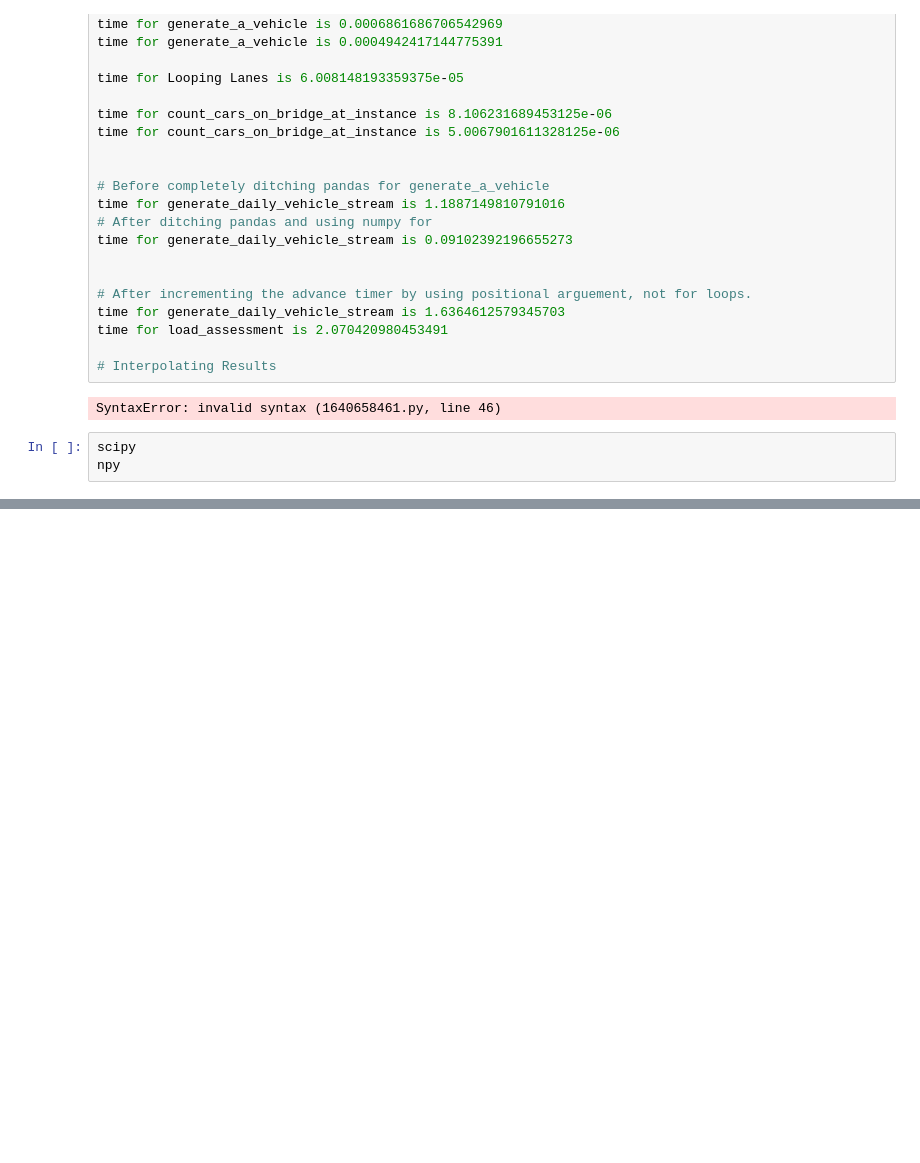
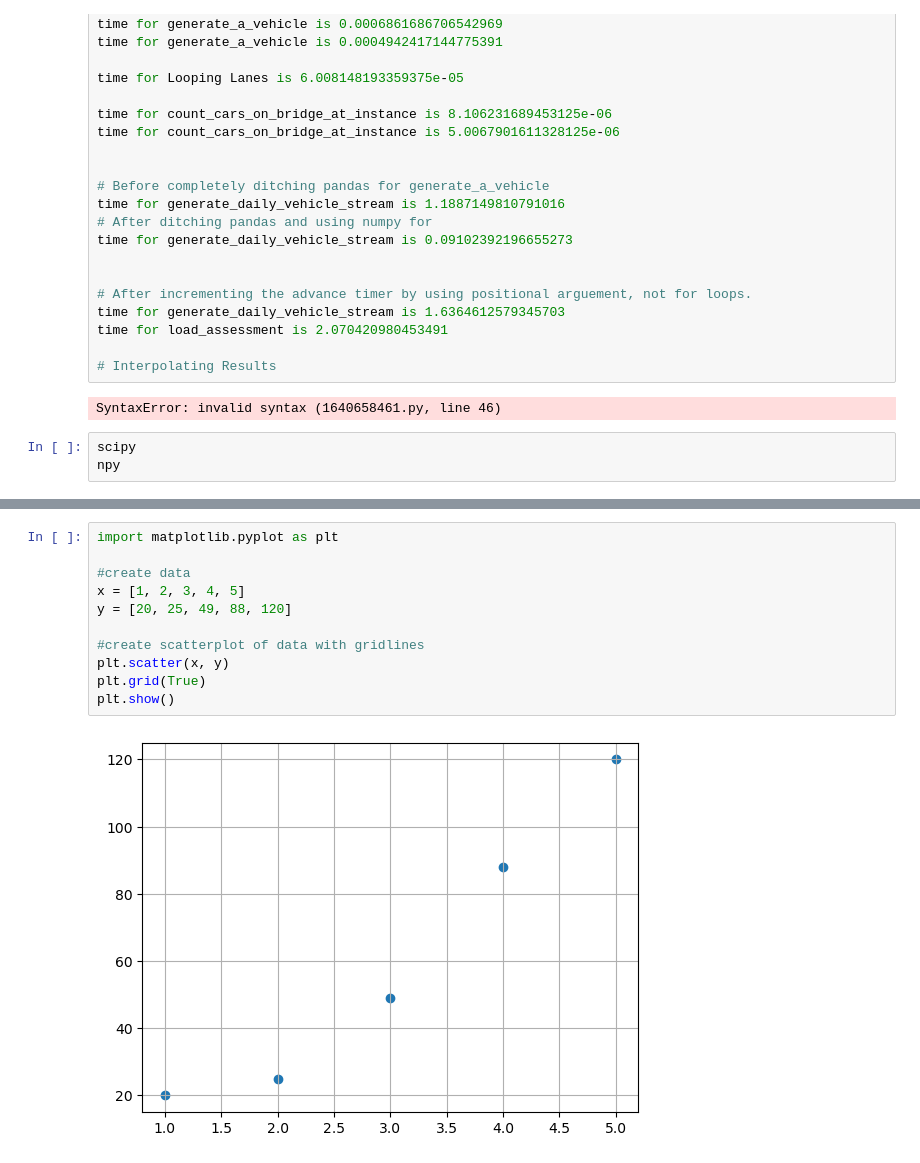
Before and after one commit to felixthe-cat/Personal_Projects, a Jupyter notebook: Final_Year_Project/Monte_Carlo_Simulation.ipynb, the cells around one changed output, grey strips where cells are left out. Cells and saved outputs as stored; diff of their text form; blank space fills up the shorter version.

```diff
--- a/Final_Year_Project/Monte_Carlo_Simulation.ipynb
+++ b/Final_Year_Project/Monte_Carlo_Simulation.ipynb
@@ -1824,0 +1871,13 @@ plt.show()
+# %%
+import matplotlib.pyplot as plt
+
+#create data
+x = [1, 2, 3, 4, 5]
+y = [20, 25, 49, 88, 120]
+
+#create scatterplot of data with gridlines
+plt.scatter(x, y)
+plt.grid(True)
+plt.show()
+# %% [output]
+[figure, added]
```
Also changed, not shown: parts of 7 cells of this notebook, 24 other files.
